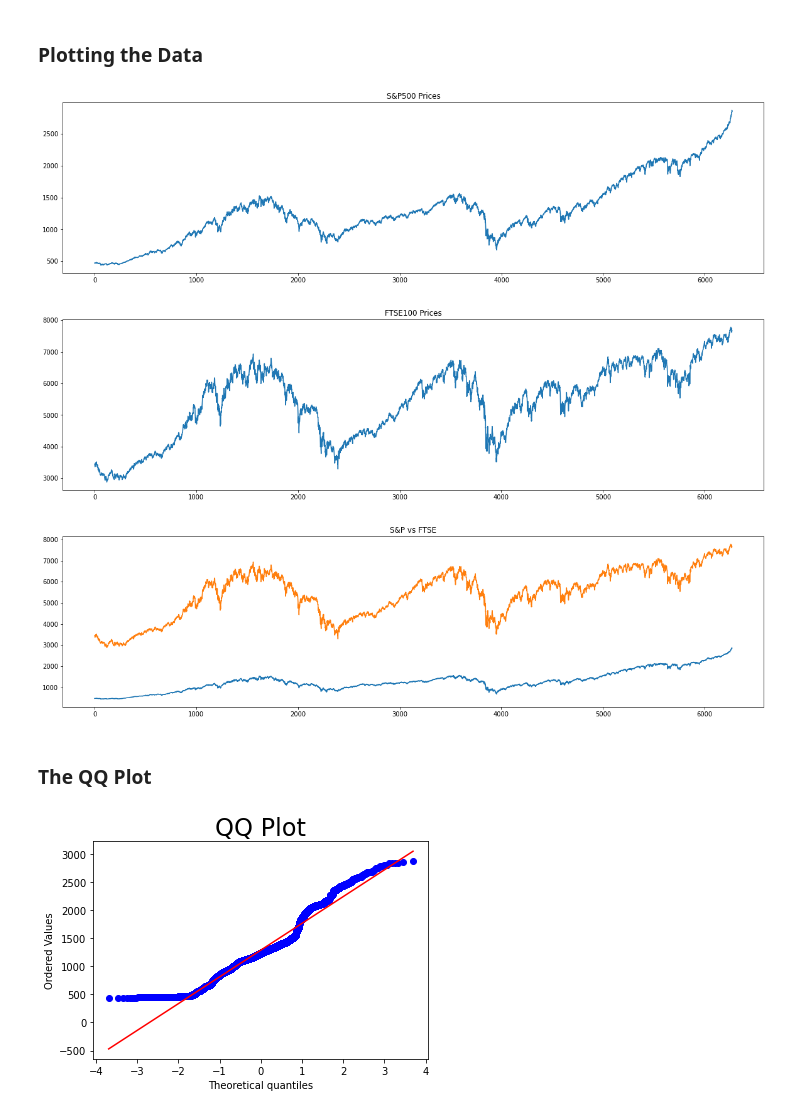
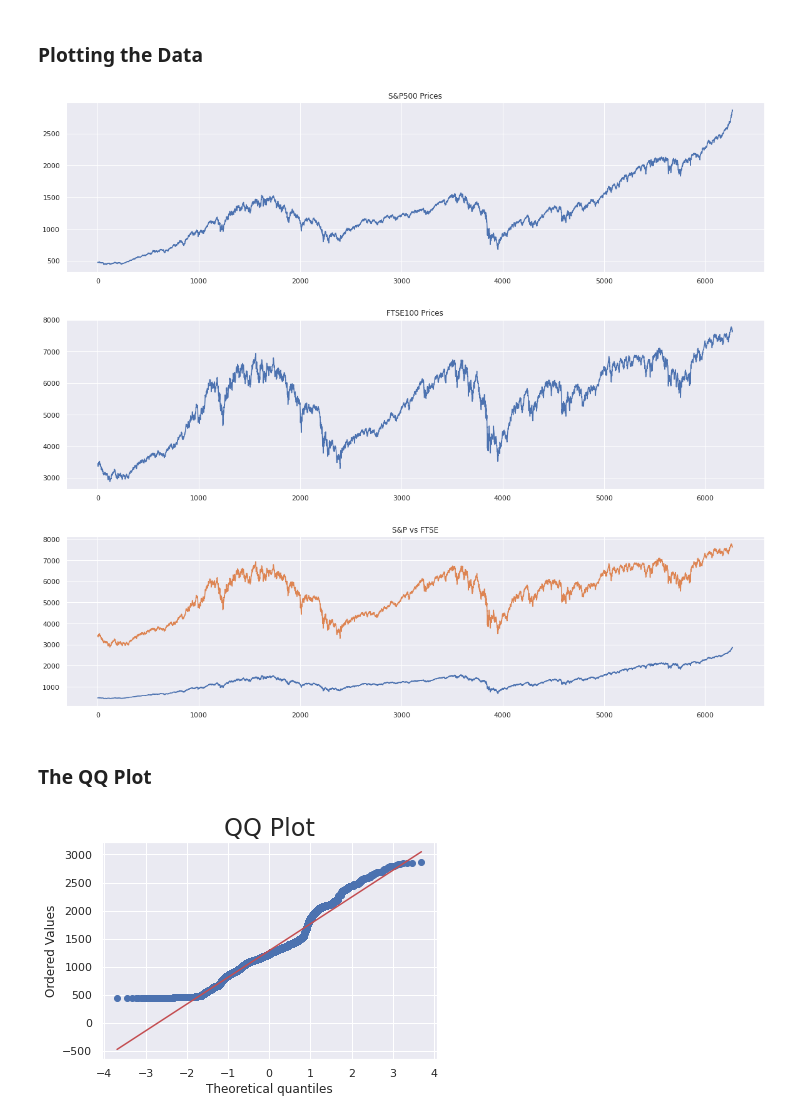
Before and after one commit to MartinSantaGitHub/curso-series-temporales, a Jupyter notebook: 1. Introduccion a las series temporales/Python/1_Python_Introducción_a_las_series_temporales.ipynb, the cells around one changed output. Cells and saved outputs as stored; diff of their text form; code cells hidden in the pictures.

```diff
--- a/1. Introduccion a las series temporales/Python/1_Python_Introducción_a_las_series_temporales.ipynb
+++ b/1. Introduccion a las series temporales/Python/1_Python_Introducción_a_las_series_temporales.ipynb
@@ -3,13 +5,14 @@
 # %%
 import pandas as pd
 import numpy as np
-#import matplotlib.pyplot as plt
-#import seaborn as sns
-#sns.set()
+import matplotlib.pyplot as plt
+import seaborn as sns
+import scipy.stats as st
+sns.set()
 # %% [markdown]
 ### Importing the Data
 # %%
-raw_csv_data = pd.read_csv("https://raw.githubusercontent.com/MaddoSaru/curso-series-temporales/master/1.%20Introduccion%20a%20las%20series%20temporales/Python/Index2018.csv")
+raw_csv_data = pd.read_csv("https://raw.githubusercontent.com/MartinSantaGitHub/curso-series-temporales/master/1.%20Introduccion%20a%20las%20series%20temporales/Python/Index2018.csv")
 # %%
 df_comp = raw_csv_data.copy()
 # %% [markdown]
@@ -88,18 +91,18 @@ import matplotlib.pyplot as plt
 df_comp.spx.plot(figsize=(20,5), title = "S&P500 Prices")
 plt.show()
 # %% [output]
-[figure, old version]
+[figure, new version]
 # %%
 df_comp.ftse.plot(figsize=(20,5), title = "FTSE100 Prices")
 plt.show()
 # %% [output]
-[figure, old version]
+[figure, new version]
 # %%
 df_comp.spx.plot(figsize=(20,5), title = "S&P500 Prices")
 df_comp.ftse.plot(figsize=(20,5), title = "FTSE100 Prices")
 plt.title("S&P vs FTSE")
 plt.show()
 # %% [output]
-[figure, old version]
+[figure, new version]
 # %% [markdown]
 ### The QQ Plot
@@ -108,6 +109,6 @@ import scipy.stats
 # %%
-scipy.stats.probplot(df_comp.spx, plot =  plt)
+st.probplot(df_comp.spx, plot =  plt)
 plt.title("QQ Plot", size = 24)
 plt.show()
 # %% [output]
-[figure, old version]
+[figure, new version]
```
Also changed, not shown: parts of 2 cells of this notebook.
